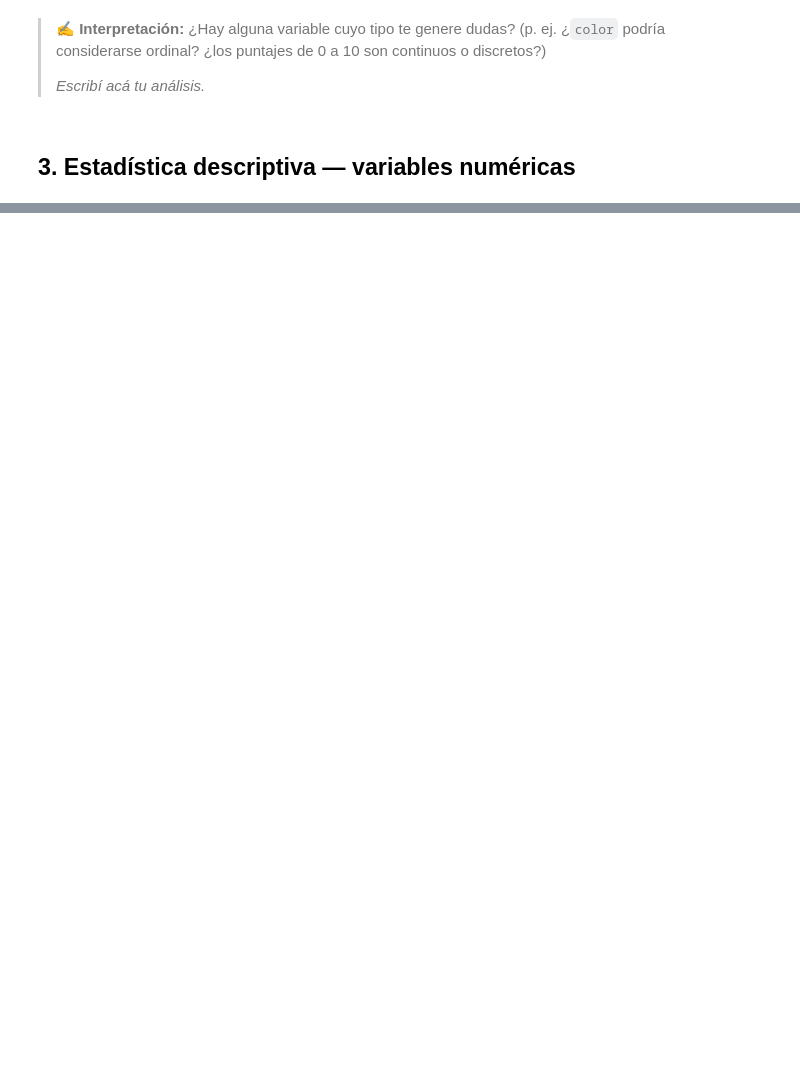
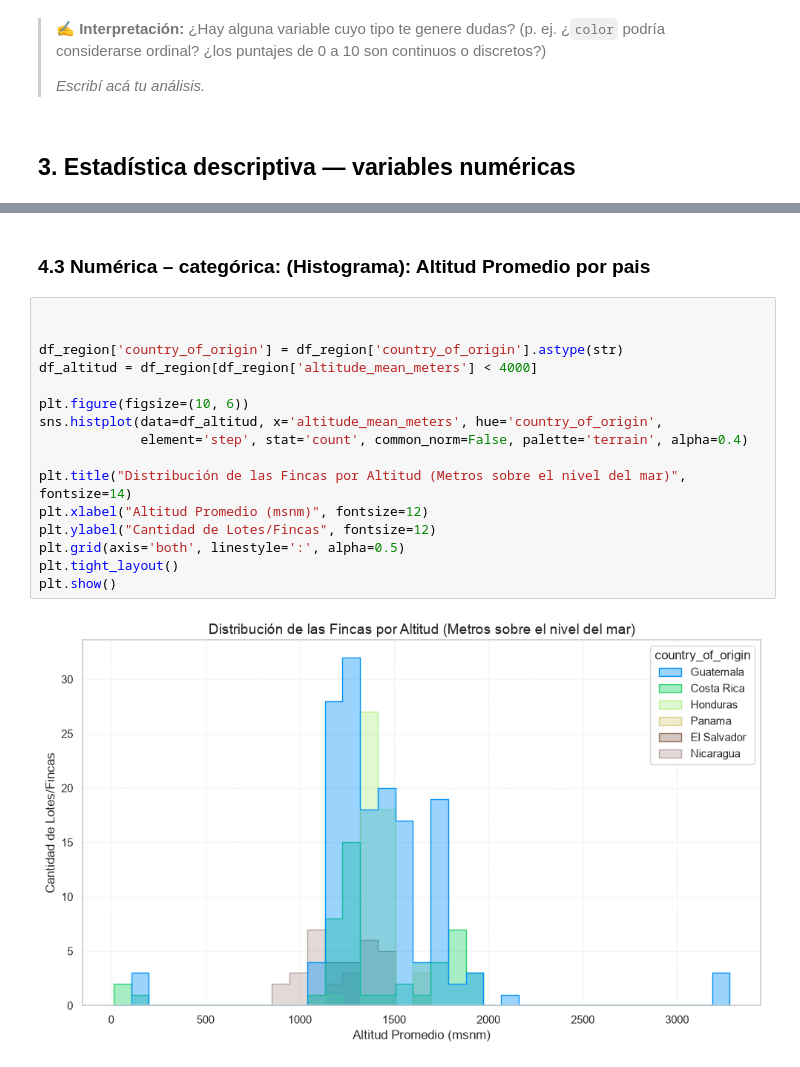
Before and after one commit to leonardobara/ceia, a Jupyter notebook: bimestre-1/analisis-de-datos/tps/act2-eda-basico/eda-coffee.ipynb, the cells around one changed output, grey strips where cells are left out. Drawn from its saved outputs; the diff is of its cells as text; blank space fills up the shorter version.

```diff
--- a/bimestre-1/analisis-de-datos/tps/act2-eda-basico/eda-coffee.ipynb
+++ b/bimestre-1/analisis-de-datos/tps/act2-eda-basico/eda-coffee.ipynb
@@ -449,0 +555,20 @@ Respondé brevemente cada pregunta guía con lo que encontraste:
+# %% [markdown]
+### 4.3 Numérica – categórica: (Histograma): Altitud Promedio por pais
+# %%
+
+
+df_region['country_of_origin'] = df_region['country_of_origin'].astype(str)
+df_altitud = df_region[df_region['altitude_mean_meters'] < 4000]
+
+plt.figure(figsize=(10, 6))
+sns.histplot(data=df_altitud, x='altitude_mean_meters', hue='country_of_origin',
+             element='step', stat='count', common_norm=False, palette='terrain', alpha=0.4)
+
+plt.title("Distribución de las Fincas por Altitud (Metros sobre el nivel del mar)", fontsize=14)
+plt.xlabel("Altitud Promedio (msnm)", fontsize=12)
+plt.ylabel("Cantidad de Lotes/Fincas", fontsize=12)
+plt.grid(axis='both', linestyle=':', alpha=0.5)
+plt.tight_layout()
+plt.show()
+# %% [output]
+[figure, added]
```
Also changed, not shown: parts of 55 cells of this notebook.
